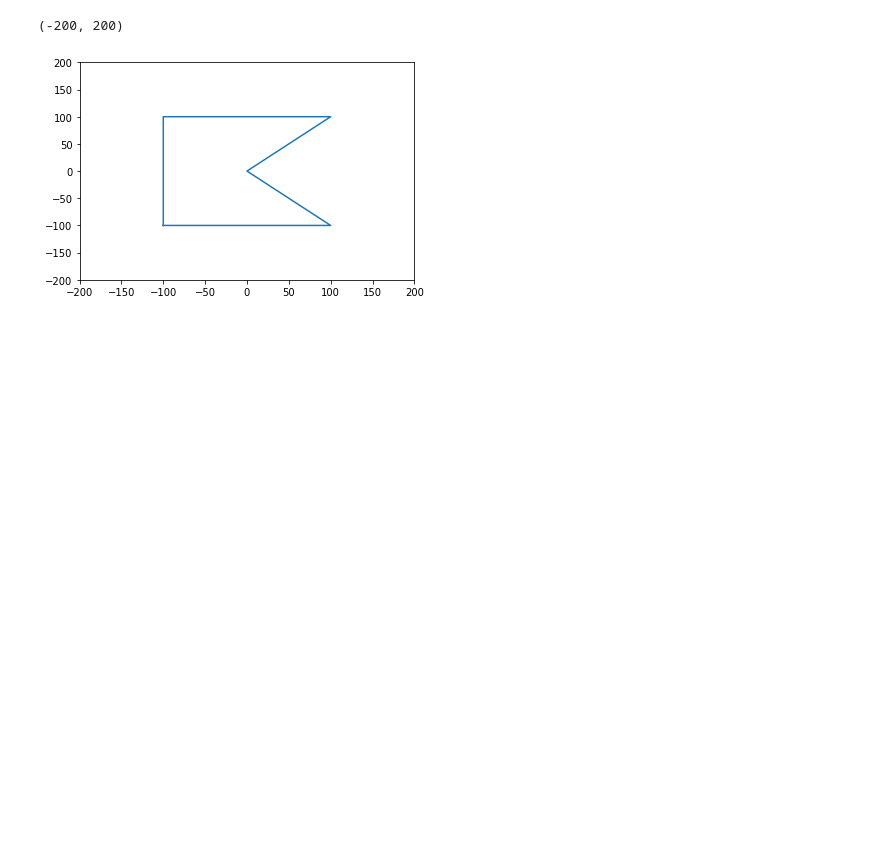
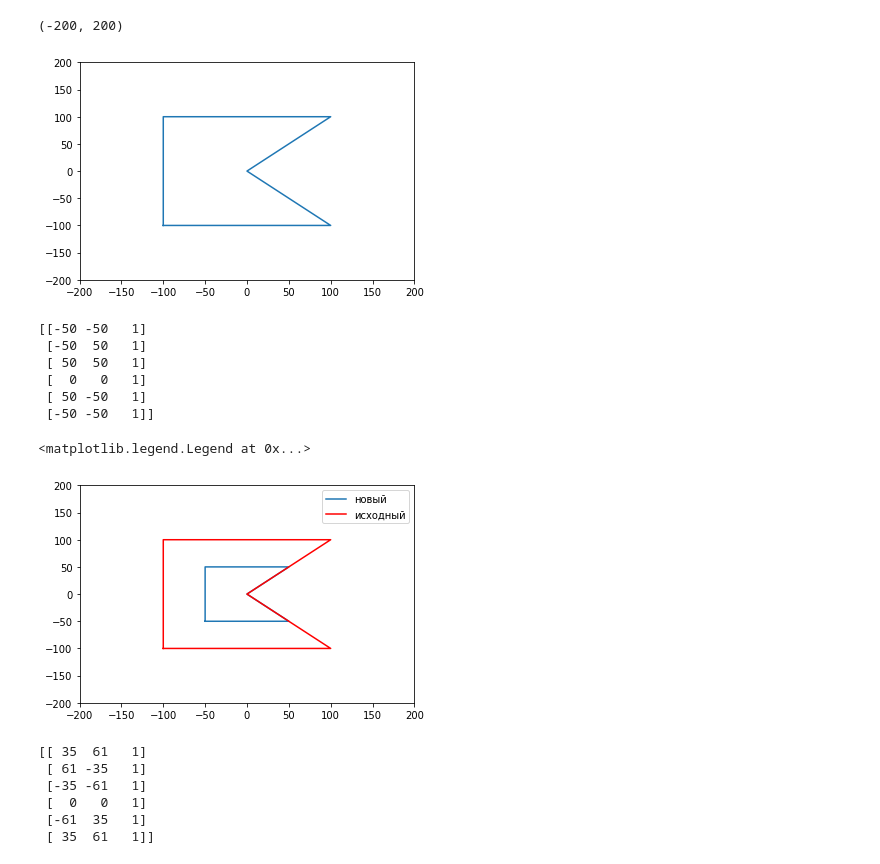
Before and after one commit to andreysemeshin/mds-2-matrix, a Jupyter notebook: mds_2_matrix_hw.ipynb, the cells around one changed output. Saved outputs shown, nothing was run; the diff lists cells and outputs as text; code cells hidden in the pictures; blank space fills up the shorter version.

```diff
--- a/mds_2_matrix_hw.ipynb
+++ b/mds_2_matrix_hw.ipynb
@@ -82,12 +82,14 @@ plt.xlim([-200, 200])
 import numpy as np
 import matplotlib.pyplot as plt
 
-A = [ [-100, -100, 1],
-      [-100, 100, 1],
-      [100, 100, 1],
-      [0, 0, 1],
-      [100, -100, 1],
-      [-100, -100, 1] ]
+A = [
+ [-100, -100, 1],
+ [-100, 100, 1],
+ [100, 100, 1],
+ [0, 0, 1],
+ [100, -100, 1],
+ [-100, -100, 1]
+]
 
 A = np.array(A)
 x = A[:,0]
@@ -99,3 +101,39 @@ plt.xlim([-200, 200])
 # %% [output]
 (-200, 200)
 [figure]
+# %%
+TransformArray = np.array([
+    [0.5, 0, 0],
+    [0, 0.5, 0],
+    [0, 0, 1]
+])
+# %%
+B = []
+for point in A:
+    new_point=np.dot(TransformArray,np.transpose(point))
+    B.append(new_point)
+B = np.array(B).astype(int)
+print(B)
+# %% [output]
+[[-50 -50   1]
+ [-50  50   1]
+ [ 50  50   1]
+ [  0   0   1]
+ [ 50 -50   1]
+ [-50 -50   1]]
+# %%
+# Уменьшить объект в два раза.
+x = B[:,0]
+y = B[:,1]
+plt.plot(x, y)
+
+x = A[:,0]
+y = A[:,1]
+plt.plot(x, y, color='r')
+
+plt.ylim([-200, 200])
+plt.xlim([-200, 200])
+plt.legend(['новый', 'исходный'])
+# %% [output]
+<matplotlib.legend.Legend at 0x...>
+[figure, added]
@@ -101,0 +150,14 @@ plt.xlim([-200, 200])
+# %%
+C = []
+for point in B:
+    new_point=np.dot(TransformArray_130,np.transpose(point))
+    C.append(new_point)
+C = np.array(C).astype(int)
+print(C)
+# %% [output]
+[[ 35  61   1]
+ [ 61 -35   1]
+ [-35 -61   1]
+ [  0   0   1]
+ [-61  35   1]
+ [ 35  61   1]]
```
Also changed, not shown: parts of 17 cells of this notebook.
